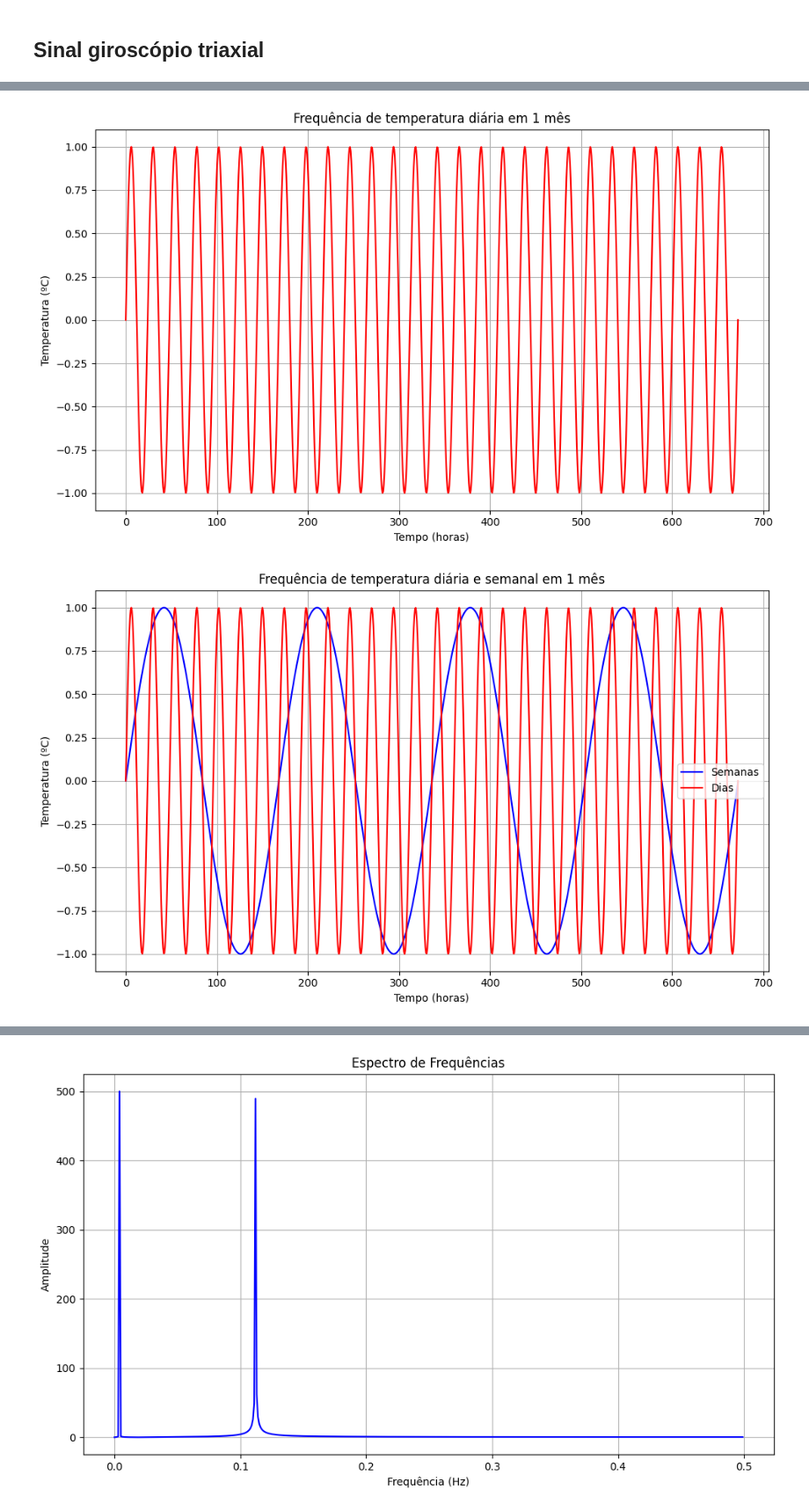
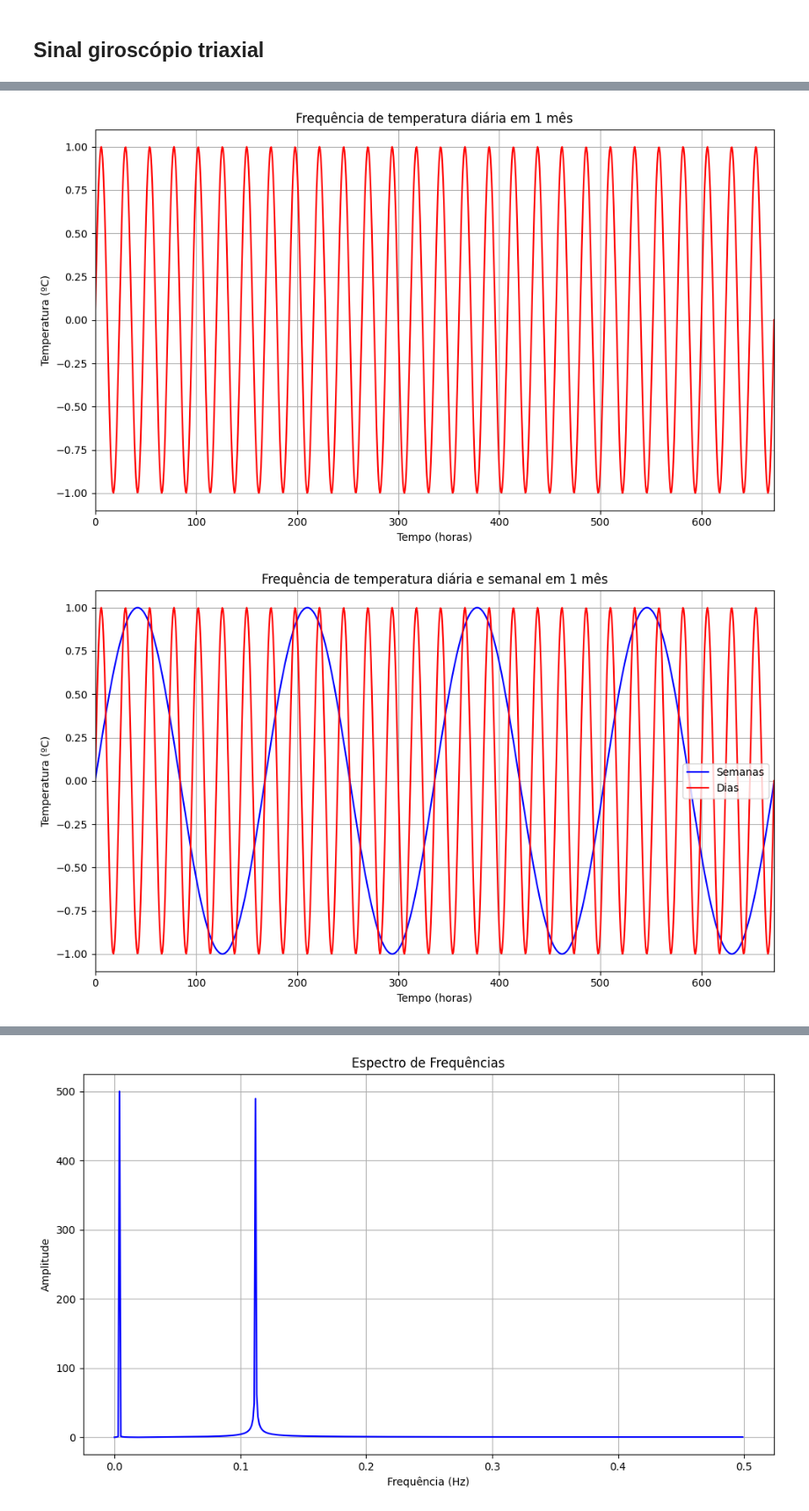
Before and after one commit to PauloMatheusGr/DSP-Class, a Jupyter notebook: aula-fft.ipynb, the cells around one changed output, grey strips where cells are left out. Shown at 88% size. Cells and saved outputs as stored; diff of their text form; code cells hidden in the pictures.

```diff
--- a/aula-fft.ipynb
+++ b/aula-fft.ipynb
@@ -419,39 +301,41 @@ plt.xlabel('Tempo (horas)')
 plt.ylabel('Temperatura (ºC)')
 plt.title('Frequência de temperatura diária em 1 mês')
 plt.grid(True)
+plt.xlim(0, 672)
 plt.tight_layout()
 plt.show()
 # %% [output]
-[figure, old version]
+[figure, new version]
 # %%
 import matplotlib.pyplot as plt
 import numpy as np
 
 # Frequência senoidal para representar alterações a cada 24 horas com 7 repetições
 frequencia = 1 / 24  # Frequência de 1 ciclo a cada 24 horas
 periodo = 7 * 13.71 # Número total de horas (7 dias)
 tempo = np.linspace(0, periodo, num=1000)  # Tempo ao longo de 7 dias
 frequencia_seno_1 = np.sin(2 * np.pi * frequencia * tempo)
 
 # Frequência senoidal para representar alterações a cada 24 horas com 7 repetições
 frequencia = 1 / 24  # Frequência de 1 ciclo a cada 24 horas
 periodo = 7 * 4 * 24  # Número total de horas (7 dias)
 tempo = np.linspace(0, periodo, num=1000)  # Tempo ao longo de 7 dias
 frequencia_seno_2 = np.sin(2 * np.pi * frequencia * tempo)
 
 # Plotagem do gráfico
 plt.figure(figsize=(10, 6))
 plt.plot(tempo, frequencia_seno_1, color='blue', label='Semanas')
 plt.plot(tempo, frequencia_seno_2, color='red', label='Dias')
 plt.xlabel('Tempo (horas)')
 plt.ylabel('Temperatura (ºC)')
 plt.title('Frequência de temperatura diária e semanal em 1 mês')
 plt.grid(True)
 plt.legend()
+plt.xlim(0, 672)
 plt.tight_layout()
 plt.show()
 # %% [output]
-[figure, old version]
+[figure, new version]
 # %%
 import matplotlib.pyplot as plt
 import numpy as np
```
Also changed, not shown: parts of 10 cells of this notebook, 11 other files.
